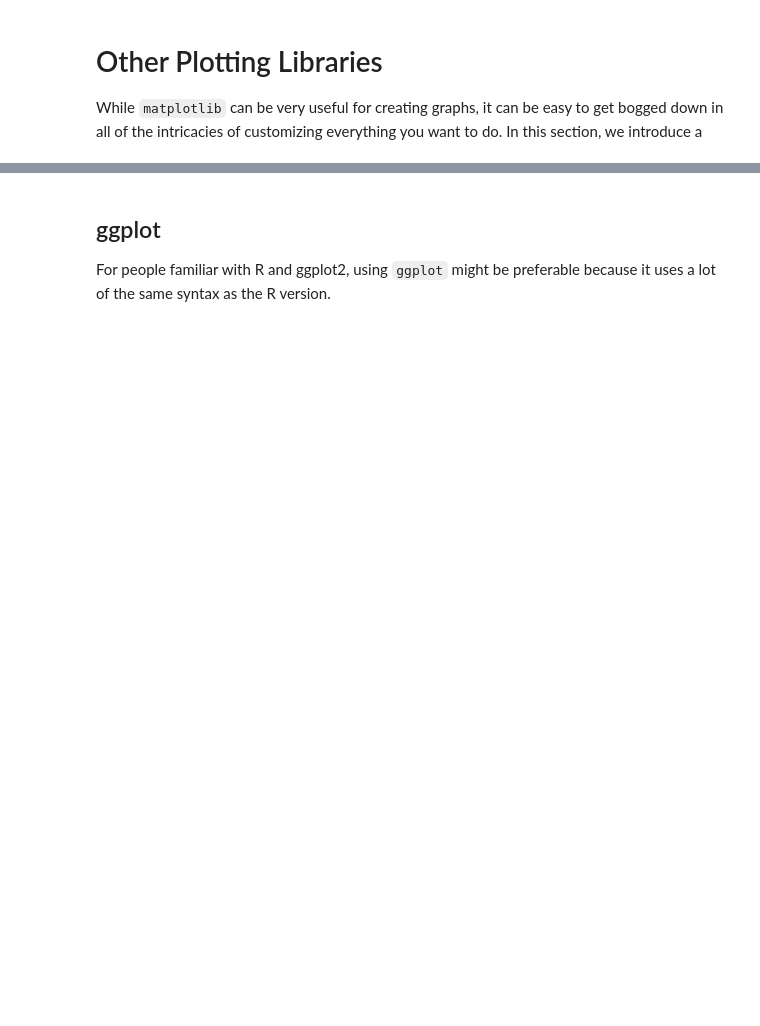
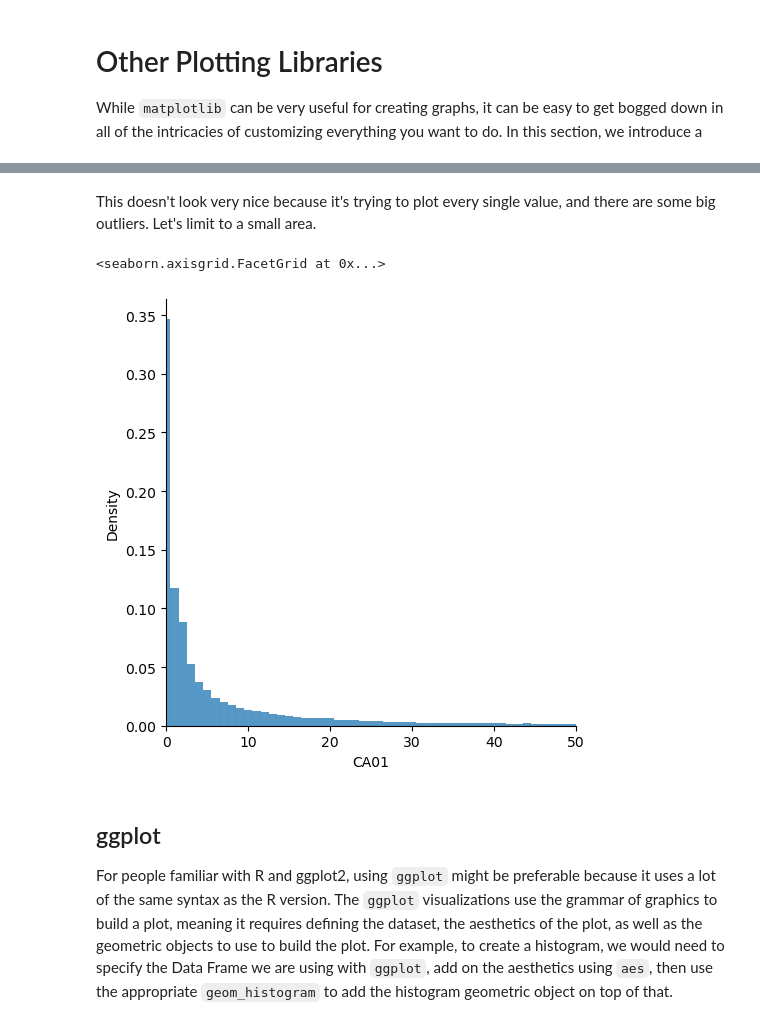
Before and after one commit to kimbrianj/Introduction-Python-SQL, a Jupyter notebook: content/04-visualizations/02-seaborn-ggplot.ipynb, the cells around one changed output, grey strips where cells are left out. Saved outputs shown, nothing was run; the diff lists cells and outputs as text; code cells hidden in the pictures; blank space fills up the shorter version.

```diff
--- a/content/04-visualizations/02-seaborn-ggplot.ipynb
+++ b/content/04-visualizations/02-seaborn-ggplot.ipynb
@@ -25,6 +28,13 @@ sns.displot(df_2015, x = 'CA01', stat="density", discrete=True).set(xlim=(0,100)
+# %% [markdown]
+This doesn't look very nice because it's trying to plot every single value, and there are some big outliers. Let's limit to a small area.
+# %%
+sns.displot(df_2015, x = 'CA01', stat="density", discrete=True).set(xlim=(0,50))
+# %% [output]
+<seaborn.axisgrid.FacetGrid at 0x...>
+[figure, added]
 # %% [markdown]
 ## ggplot
 
-For people familiar with R and ggplot2, using `ggplot` might be preferable because it uses a lot of the same syntax as the R version.
+For people familiar with R and ggplot2, using `ggplot` might be preferable because it uses a lot of the same syntax as the R version. The `ggplot` visualizations use the grammar of graphics to build a plot, meaning it requires defining the dataset, the aesthetics of the plot, as well as the geometric objects to use to build the plot. For example, to create a histogram, we would need to specify the Data Frame we are using with `ggplot`, add on the aesthetics using `aes`, then use the appropriate `geom_histogram` to add the histogram geometric object on top of that.
 # %%
 from plotnine import *
```
Also changed, not shown: parts of 11 cells of this notebook, 5 other files.
